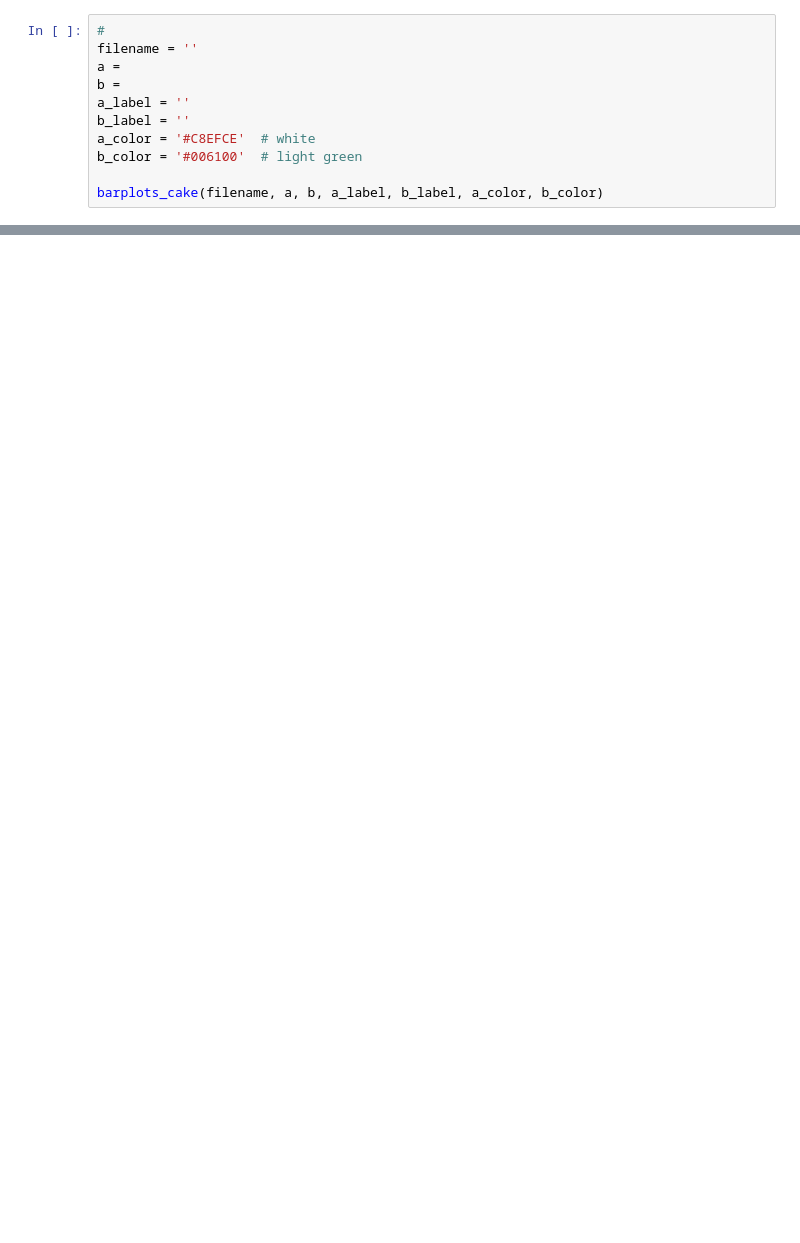
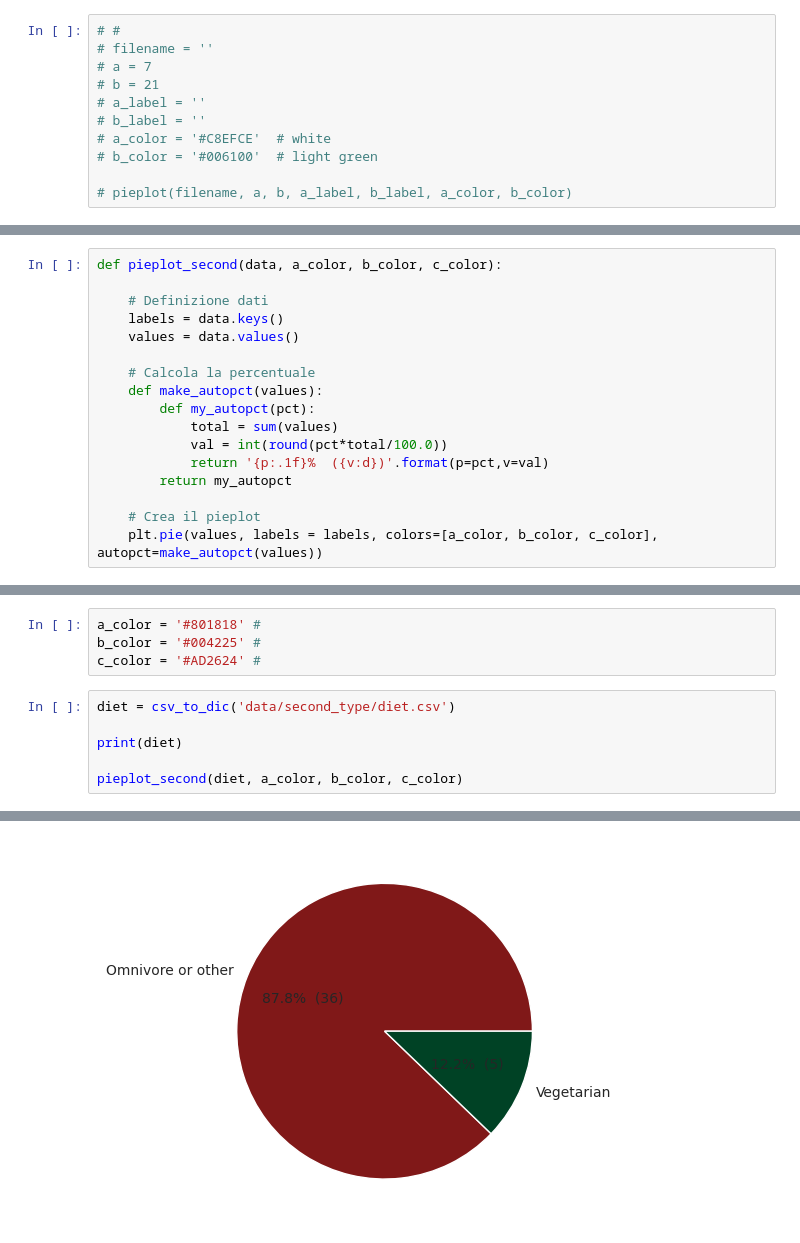
Before and after one commit to andreagoo8/tesi-mida, a Jupyter notebook: plots/mpl/pies/plots_pie.ipynb, the cells around one changed output, grey strips where cells are left out. Drawn from its saved outputs; the diff is of its cells as text; blank space fills up the shorter version.

```diff
--- a/plots/mpl/pies/plots_pie.ipynb
+++ b/plots/mpl/pies/plots_pie.ipynb
@@ -26,11 +73,11 @@ def barplots_cake(filename, a, b, a_label, b_label, a_color, b_color):
 # %%
-#
-filename = ''
-a =
-b =
-a_label = ''
-b_label = ''
-a_color = '#C8EFCE'  # white
-b_color = '#006100'  # light green
+# #
+# filename = ''
+# a = 7
+# b = 21
+# a_label = ''
+# b_label = ''
+# a_color = '#C8EFCE'  # white
+# b_color = '#006100'  # light green
 
-barplots_cake(filename, a, b, a_label, b_label, a_color, b_color)
+# pieplot(filename, a, b, a_label, b_label, a_color, b_color)
@@ -36,0 +126,17 @@ barplots_cake(filename, a, b, a_label, b_label, a_color, b_color)
+# %%
+def pieplot_second(data, a_color, b_color, c_color):
+
+	# Definizione dati
+	labels = data.keys()
+	values = data.values()
+
+	# Calcola la percentuale
+	def make_autopct(values):
+		def my_autopct(pct):
+			total = sum(values)
+			val = int(round(pct*total/100.0))
+			return '{p:.1f}%  ({v:d})'.format(p=pct,v=val)
+		return my_autopct
+
+	# Crea il pieplot
+	plt.pie(values, labels = labels, colors=[a_color, b_color, c_color], autopct=make_autopct(values))
@@ -36,0 +147,11 @@ barplots_cake(filename, a, b, a_label, b_label, a_color, b_color)
+# %%
+a_color = '#801818' #
+b_color = '#004225' #
+c_color = '#AD2624' #
+# %%
+diet = csv_to_dic('data/second_type/diet.csv')
+
+print(diet)
+
+pieplot_second(diet, a_color, b_color, c_color)
+# %% [output]
@@ -36,0 +159 @@ barplots_cake(filename, a, b, a_label, b_label, a_color, b_color)
+[figure, added]
```
Also changed, not shown: parts of 19 cells of this notebook, 17 other files.
